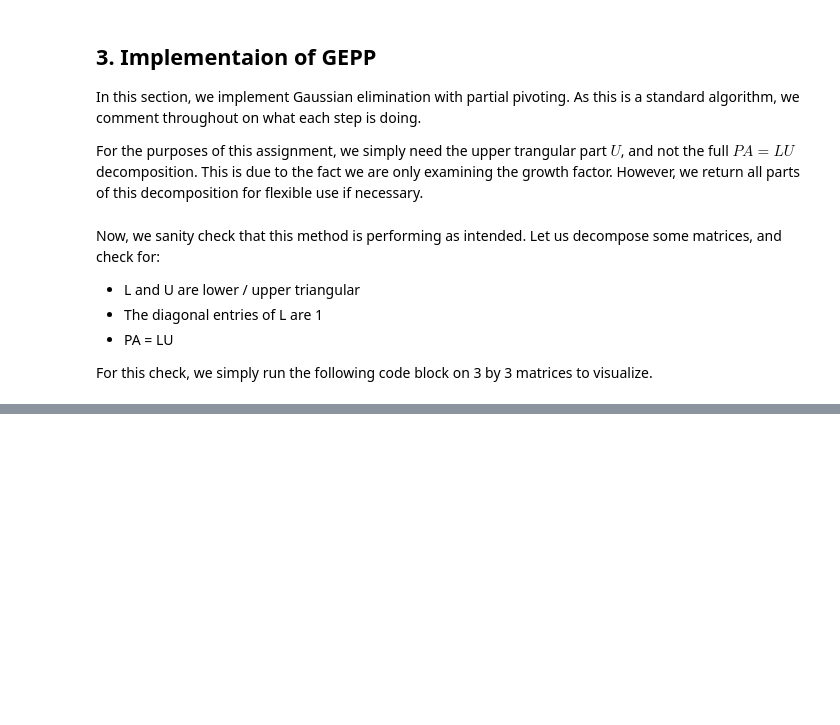
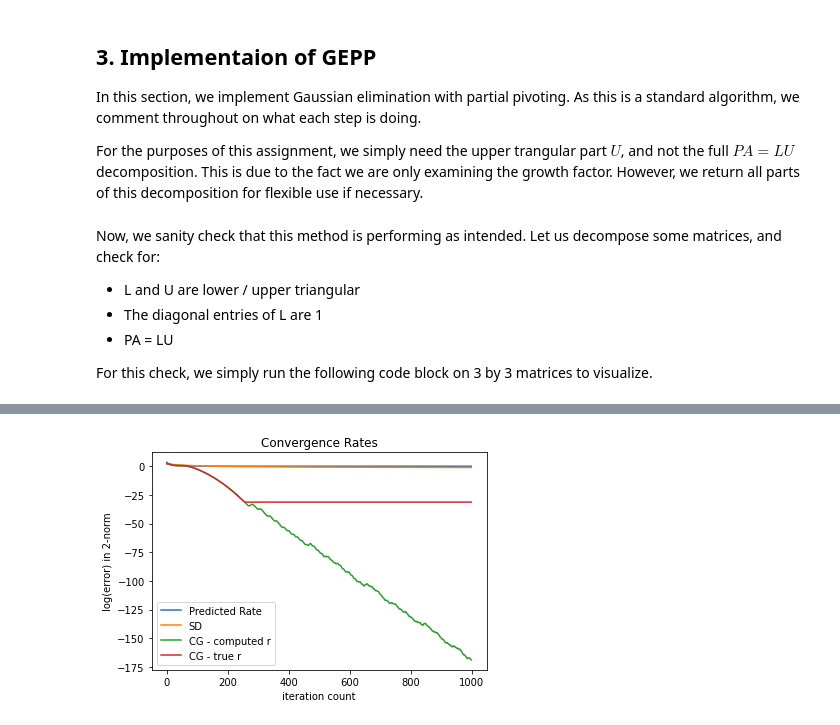
Before and after one commit to mattkingros/Classwork, a Jupyter notebook: Computing Assignment 1 - Matthew King-Roskamp.ipynb, the cells around one changed output, grey strips where cells are left out. Saved outputs shown, nothing was run; the diff lists cells and outputs as text; code cells hidden in the pictures; blank space fills up the shorter version.

```diff
--- a/Computing Assignment 1 - Matthew King-Roskamp.ipynb
+++ b/Computing Assignment 1 - Matthew King-Roskamp.ipynb
@@ -151,0 +195,16 @@ Text(0.5, 1.0, 'Growth Factor vs N, Gaussian Random Matrices')
+# %%
+def steepestDesc(A,b,iterate,x0):
+    # Define the parameters n,x,r : these will change every iteration
+    n = A.shape[0];
+    x = np.copy(x0);
+    r = np.zeros((n,1))
+
+    rNorm = np.zeros((iterate,1));
+
+    for k in range(iterate):
+        # Gradient descent step x_{k} = x_{k-1} + alpha_{k}r_{k-1}.
+        r= -np.matmul(A,x) +b;
+        rNorm[k,0] = np.linalg.norm(r);
+        x = x + (np.matmul(np.transpose(r),r))/(np.matmul(np.matmul(np.transpose(r),A),r))*r;
+
+    return rNorm
@@ -151,0 +243,31 @@ Text(0.5, 1.0, 'Growth Factor vs N, Gaussian Random Matrices')
+# %%
+# Generating Matrix and RHS
+A =np.diag(range(1,1001))+ np.diag(np.ones(999),-1) +np.diag(np.ones(999),+1) ;
+b= np.ones((1000,1));
+x0 = np.zeros((1000,1));
+
+# Setting number of iterations
+iterations = 1000;
+
+#plot of predicted rate
+kappa = np.linalg.cond(A);
+plotKappa = np.zeros((1,iterations));
+for i in range(iterations):
+    plotKappa[0,i] = 2*((np.sqrt(kappa)-1)/(np.sqrt(kappa)+1))**i;
+pl.plot(range(iterations),plotKappa[0]);
+
+# Perform and plot SD
+rNorm = steepestDesc(A,b,iterations,x0);
+pl.plot(range(iterations),np.log(rNorm));
+
+# Perform and plot CG
+[rNorm,trueRes] =CG(A,b,iterations,x0)
+pl.plot(range(iterations),np.log(rNorm));
+pl.plot(range(iterations),np.log(trueRes));
+
+pl.title('Convergence Rates');
+pl.ylabel('log(error) in 2-norm');
+pl.xlabel('iteration count');
+pl.legend(['Predicted Rate','SD','CG - computed r','CG - true r']);
+# %% [output]
+[figure, added]
```
Also changed, not shown: parts of 14 cells of this notebook.
